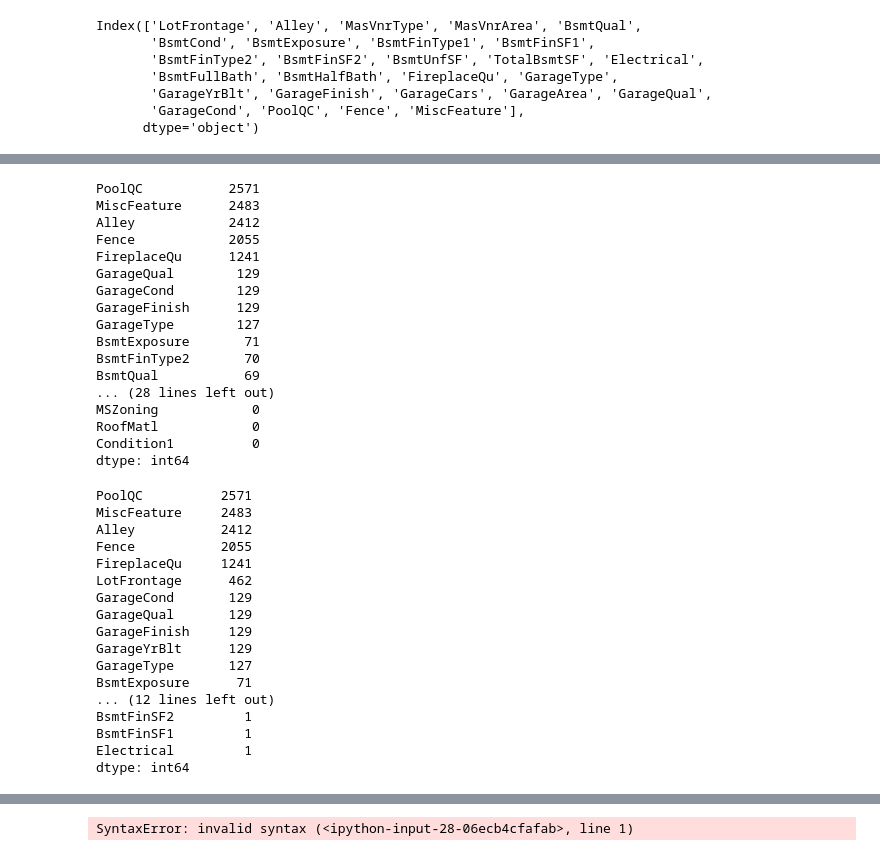
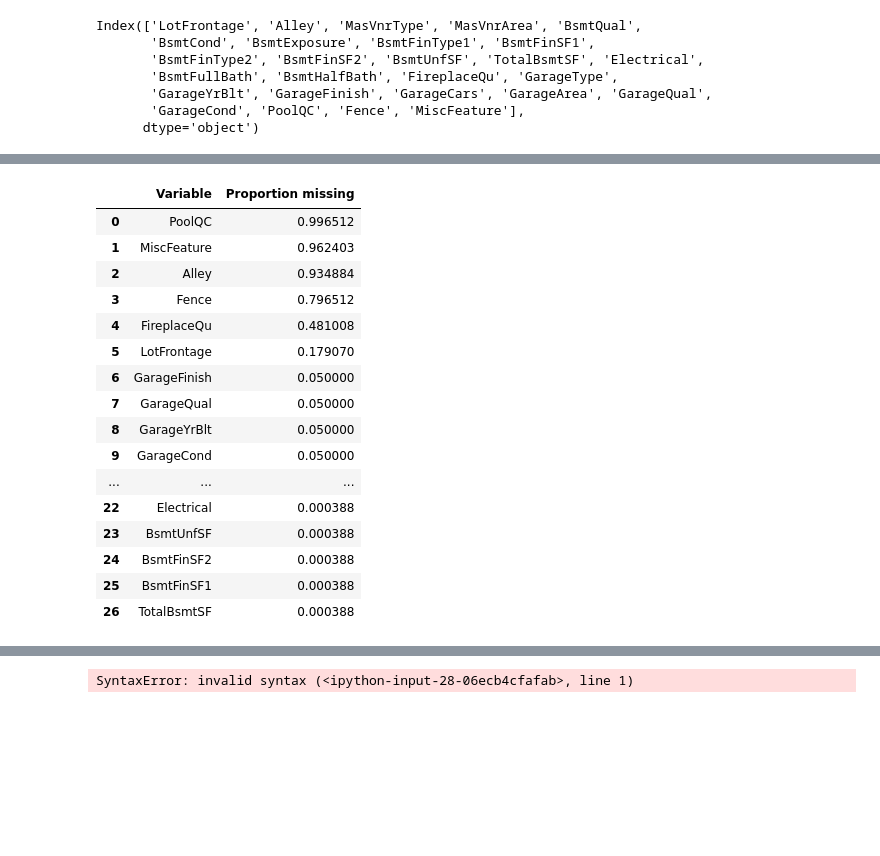
Before and after one commit to qwang27/Ames_Housing_ML, a Jupyter notebook: data_cleaning.ipynb, the cells around one changed output, grey strips where cells are left out. Cells and saved outputs as stored; diff of their text form; code cells hidden in the pictures; blank space fills up the shorter version.

```diff
--- a/data_cleaning.ipynb
+++ b/data_cleaning.ipynb
@@ -180,40 +143,20 @@ dtype: int64
-# %%
-HousePrice[categorical].isna().sum().sort_values(ascending = False)
-# %% [output]
-PoolQC           2571
-MiscFeature      2483
-Alley            2412
-Fence            2055
-FireplaceQu      1241
-GarageQual        129
-GarageCond        129
-GarageFinish      129
-GarageType        127
-BsmtExposure       71
-BsmtFinType2       70
-BsmtQual           69
-... (28 lines left out)
-MSZoning            0
-RoofMatl            0
-Condition1          0
-dtype: int64
-# %%
-HousePrice[HousePrice.columns[missingCols]].isna().sum().sort_values(ascending = False)
-# %% [output]
-PoolQC          2571
-MiscFeature     2483
-Alley           2412
-Fence           2055
-FireplaceQu     1241
-LotFrontage      462
-GarageCond       129
-GarageQual       129
-GarageFinish     129
-GarageYrBlt      129
-GarageType       127
-BsmtExposure      71
-... (12 lines left out)
-BsmtFinSF2         1
-BsmtFinSF1         1
-Electrical         1
-dtype: int64
+# %%
+prop_miss
+# %% [output]
+|  | Variable | Proportion missing |
+| 0 | PoolQC | 0.996512 |
+| 1 | MiscFeature | 0.962403 |
+| 2 | Alley | 0.934884 |
+| 3 | Fence | 0.796512 |
+| 4 | FireplaceQu | 0.481008 |
+| 5 | LotFrontage | 0.179070 |
+| 6 | GarageFinish | 0.050000 |
+| 7 | GarageQual | 0.050000 |
+| 8 | GarageYrBlt | 0.050000 |
+| 9 | GarageCond | 0.050000 |
+| ... | ... | ... |
+| 22 | Electrical | 0.000388 |
+| 23 | BsmtUnfSF | 0.000388 |
+| 24 | BsmtFinSF2 | 0.000388 |
+| 25 | BsmtFinSF1 | 0.000388 |
+| 26 | TotalBsmtSF | 0.000388 |
```
Also changed, not shown: parts of 15 cells of this notebook.
